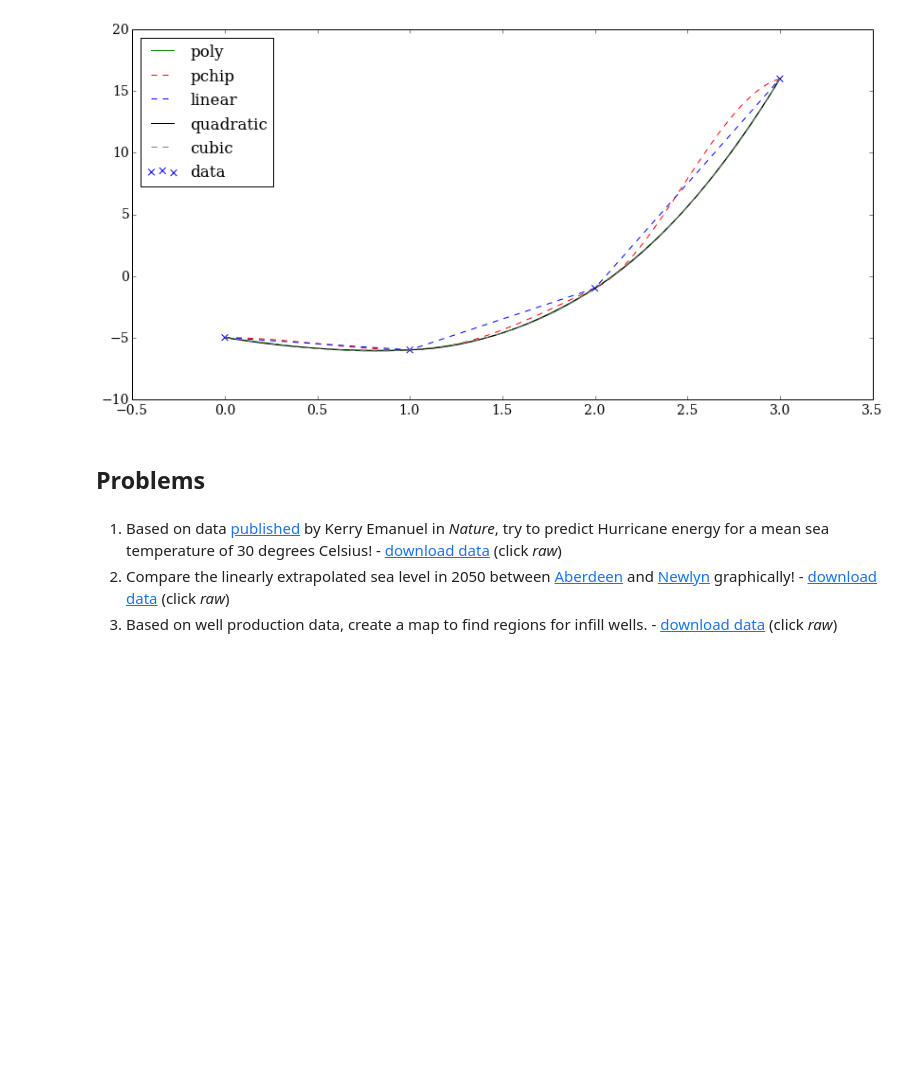
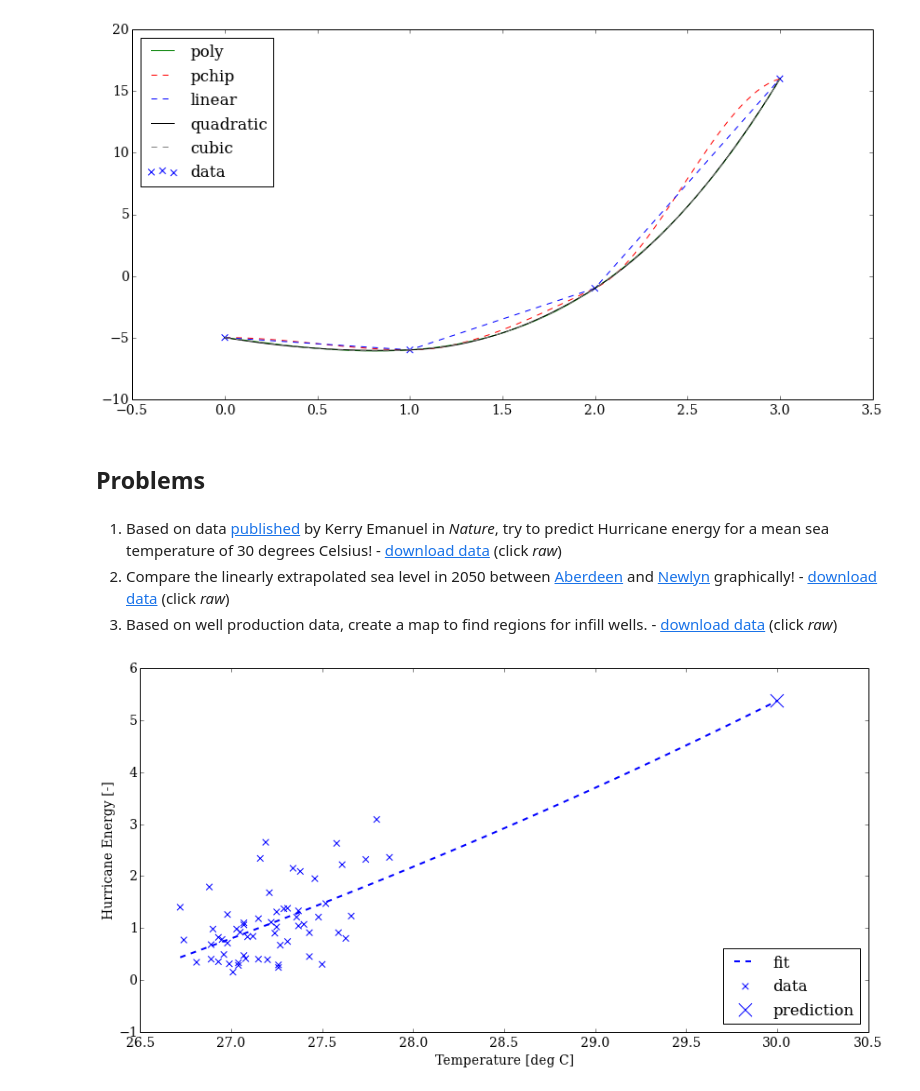
Before and after one commit to philippslang/nummet_I, a Jupyter notebook: Exercises.ipynb, the cells around one changed output. Drawn from its saved outputs; the diff is of its cells as text; code cells hidden in the pictures; blank space fills up the shorter version.

```diff
--- a/Exercises.ipynb
+++ b/Exercises.ipynb
@@ -63,3 +63,36 @@ Lagrangian polynomial
 1.  Based on data <a href="http://www.nature.com/nature/journal/v436/n7051/abs/nature03906.html">published</a> by Kerry Emanuel in *Nature*, try to predict Hurricane energy for a mean sea temperature of 30 degrees Celsius! - <a href="https://github.com/imprm/nummet_I/blob/master/hurricane_energy_emanual_2003.zip">download data</a> (click *raw*)
 2.  Compare the linearly extrapolated sea level in 2050 between <a href="http://tidesandcurrents.noaa.gov/sltrends/sltrends_global_station.htm?stnid=170-011">Aberdeen</a> and <a href="http://tidesandcurrents.noaa.gov/sltrends/sltrends_global_station.htm?stnid=170-161">Newlyn</a> graphically! - <a href="https://github.com/imprm/nummet_I/blob/master/msl.zip">download data</a> (click *raw*)
 3.  Based on well production data, create a map to find regions for infill wells. - <a href="https://github.com/imprm/nummet_I/blob/master/prod_map.zip">download data</a> (click *raw*)
+# %%
+# AD 1)
+
+# load data
+data = np.loadtxt('hurricane_energy_emanual_2003.txt', skiprows=1)
+x = data[:,2]
+y = data[:,1]
+
+# plot data
+plt.scatter(x, y, marker='x',s=45, label='data')
+plt.xlabel('Temperature [deg C]')
+plt.ylabel('Hurricane Energy [-]')
+
+# function to be fitted
+def exponential(x, a, b):
+    return a + b**x
+
+# get parameters for best fit
+po, pc = scop.curve_fit(exponential, x, y)
+
+# 100 points to evaluate fitted function at (x-values)
+x_fit = np.linspace(np.min(x), 30., 100)
+
+# evaluate fit (y-values)
+y_fit = exponential(x_fit, *po)
+
+# plot fit and precition
+plt.plot(x_fit, y_fit, lw=2, ls='--', label='fit')
+plt.scatter(30, exponential(30, *po), marker='x', s=200, label='prediction')
+plt.legend(loc=4, scatterpoints=1)
+plt.show()
+# %% [output]
+[figure, added]
```
Also changed, not shown: parts of 2 cells of this notebook.
